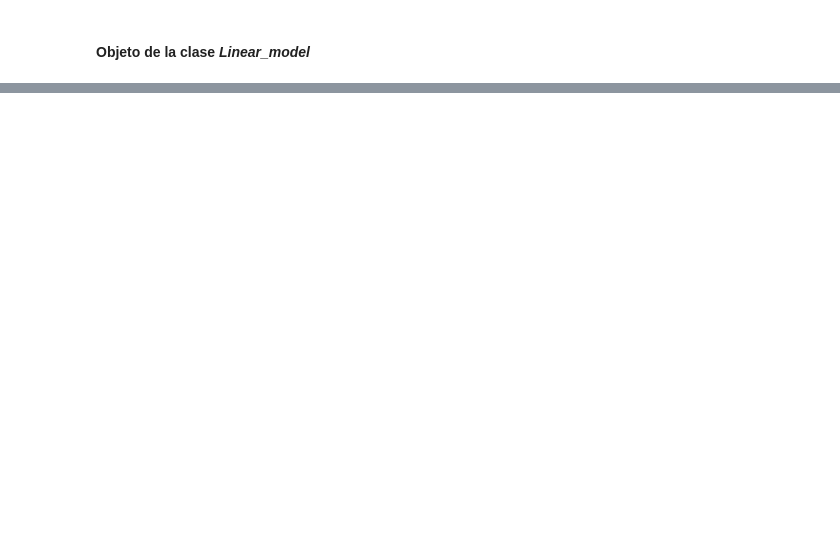
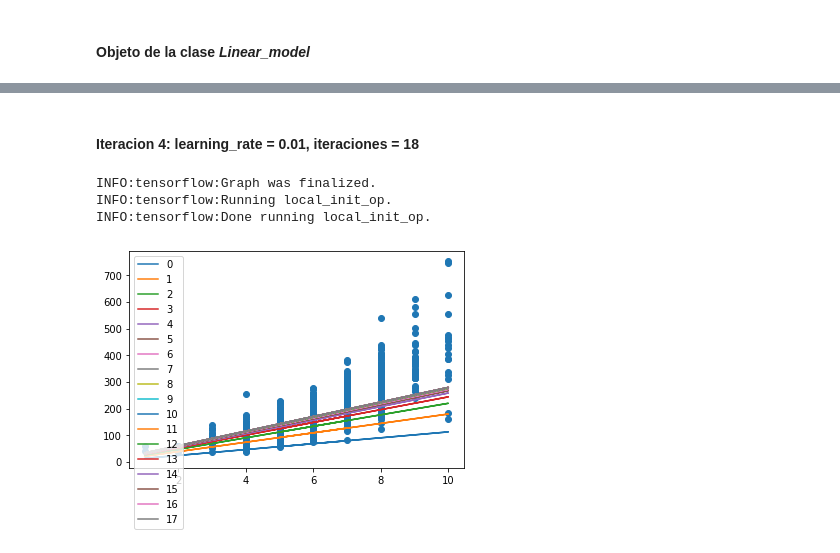
Before and after one commit to estuardozapeta/Statistical-Learning-I-Tarea-2, a Jupyter notebook: Tarea-2.ipynb, the cells around one changed output, grey strips where cells are left out. Saved outputs shown, nothing was run; the diff lists cells and outputs as text; code cells hidden in the pictures; blank space fills up the shorter version.

```diff
--- a/Tarea-2.ipynb
+++ b/Tarea-2.ipynb
@@ -87,0 +115,9 @@ lm.training(0.0078, 15)
+# %% [markdown]
+#### **Iteracion 4**: learning_rate = 0.01, iteraciones = 18
+# %%
+lm.training(0.01, 18)
+# %% [output]
+INFO:tensorflow:Graph was finalized.
+INFO:tensorflow:Running local_init_op.
+INFO:tensorflow:Done running local_init_op.
+[figure, added]
```
Also changed, not shown: parts of 21 cells of this notebook, 10 other files.
